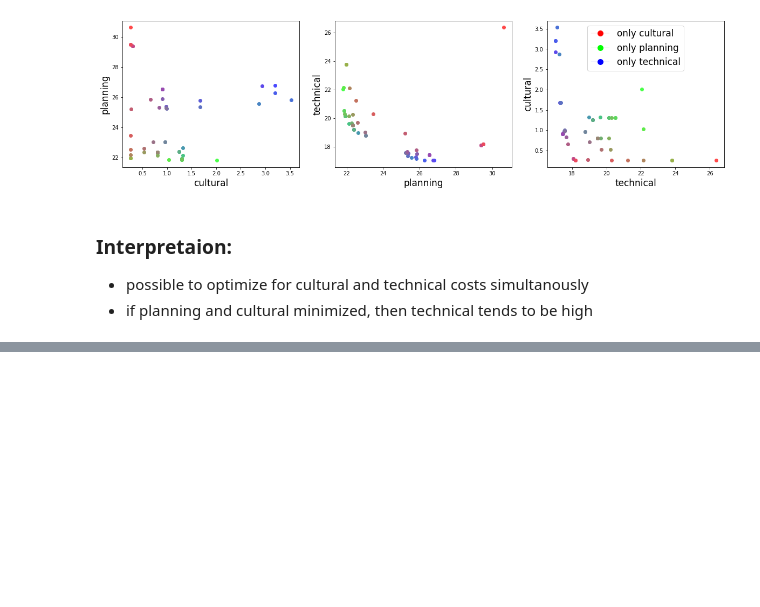
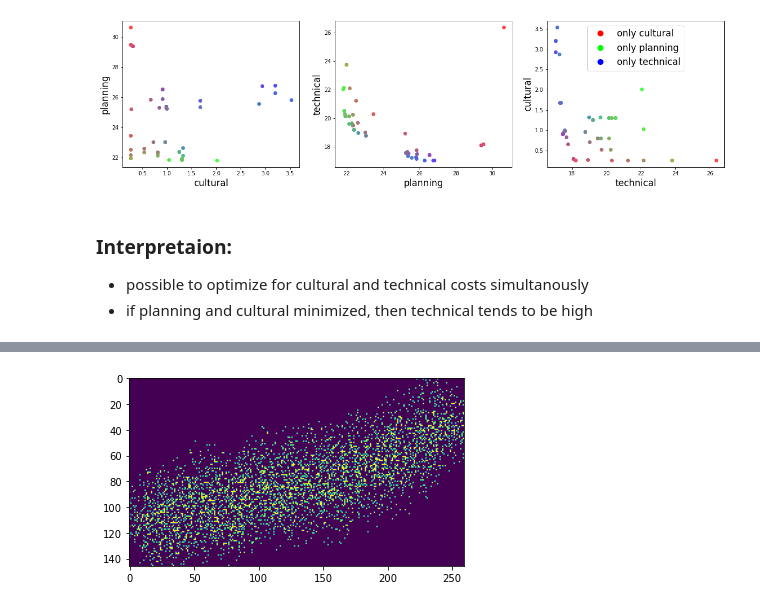
Before and after one commit to NinaWie/PowerPlanner, a Jupyter notebook: notebooks/pareto.ipynb, the cells around one changed output, grey strips where cells are left out. Drawn from its saved outputs; the diff is of its cells as text; code cells hidden in the pictures; blank space fills up the shorter version.

```diff
--- a/notebooks/pareto.ipynb
+++ b/notebooks/pareto.ipynb
@@ -401,0 +431,6 @@ paths = get_pareto(
+# %%
+want_mean = 1-factor
+scale_factor = want_mean/m
+corridor = corridor*scale_factor
+arr = np.random.rand(*corridor.shape)
+corr_thresh = (corridor>arr).astype(int)
@@ -401,0 +451,9 @@ paths = get_pareto(
+# %%
+arr = np.random.rand(*corridor.shape)
+corr_thresh = (corridor>arr).astype(int)
+# %%
+plt.imshow(corr_thresh)
+# plt.colorbar()
+plt.show()
+# %% [output]
+[figure, added]
```
Also changed, not shown: parts of 52 cells of this notebook, 10 other files.
